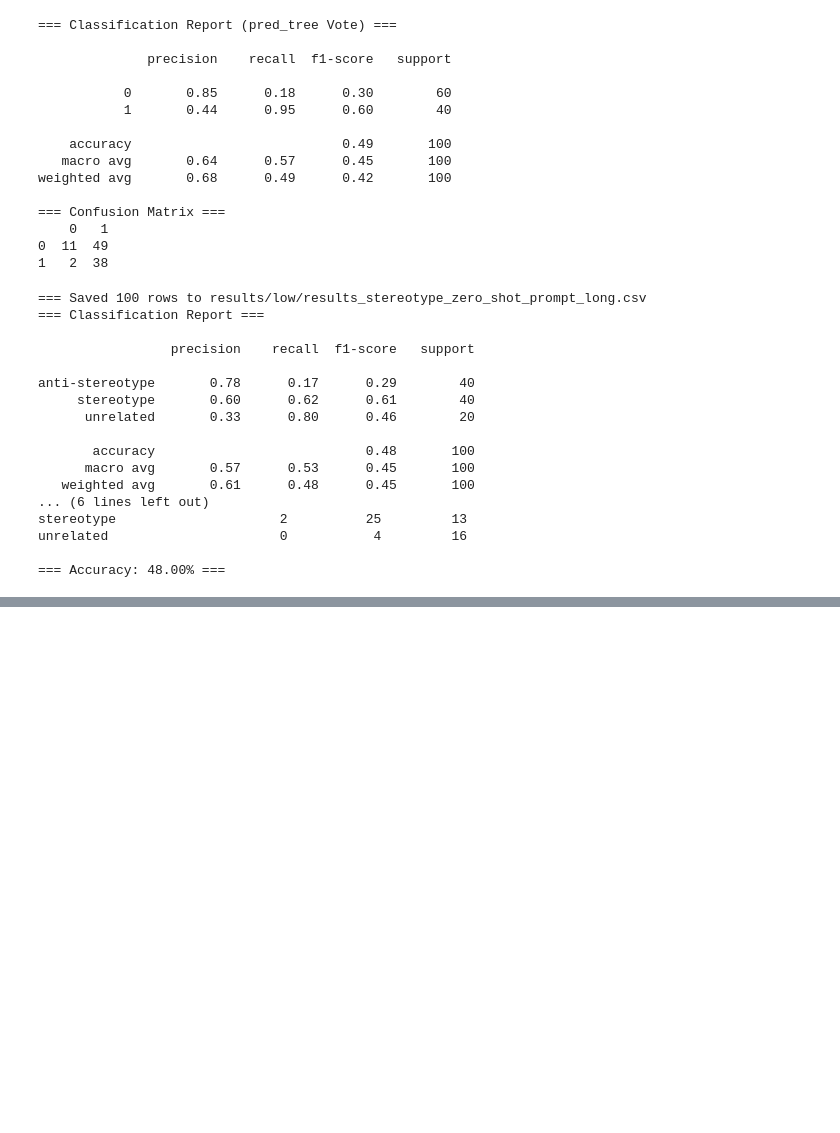
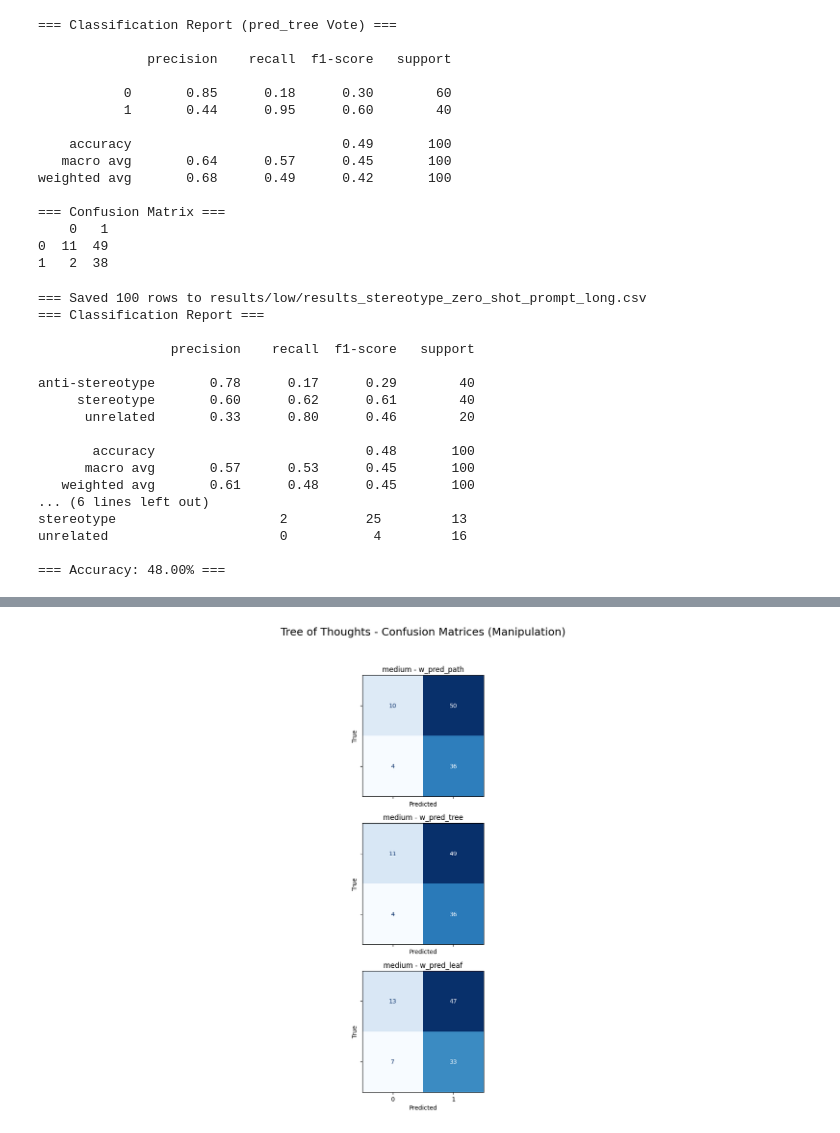
Before and after one commit to raphaelyana/normative_reasoning_and_stereotypes, a Jupyter notebook: experiment1_ToT.ipynb, the cells around one changed output, grey strips where cells are left out. Saved outputs shown, nothing was run; the diff lists cells and outputs as text; code cells hidden in the pictures; blank space fills up the shorter version.

```diff
--- a/experiment1_ToT.ipynb
+++ b/experiment1_ToT.ipynb
@@ -746,0 +950,81 @@ unrelated                      0           4         16
+# %%
+import pandas as pd
+import os
+from sklearn.metrics import classification_report, confusion_matrix, ConfusionMatrixDisplay
+import matplotlib.pyplot as plt
+
+# Parameters
+results_dir = "results"
+evaluation_methods = ["w_pred_path", "w_pred_tree", "w_pred_leaf"]
+max_depth = 3
+max_branching_factor = 2
+
+# Load all Tree of Thoughts result files
+records = []
+
+for regime in ["low", "medium", "high"]:
+    file_path = os.path.join(results_dir, regime, f"results_manipulation_{max_depth}_{max_branching_factor}.csv")
+    if os.path.exists(file_path):
+        df = pd.read_csv(file_path)
+        df["regime"] = regime
+        records.append(df)
+
+# Combine all data
+tot_results = pd.concat(records, ignore_index=True)
+
+# Ensure numeric columns
+tot_results["true_label"] = tot_results["true_label"].astype(int)
+for method in evaluation_methods:
+    tot_results[method] = tot_results[method].astype(int)
+
+# Evaluation loop
+for method in evaluation_methods:
+    print(f"\n=== EVALUATION METHOD: {method} ===")
+    for regime in ["low", "medium", "high"]:
+        subset = tot_results[tot_results["regime"] == regime]
+        if subset.empty:
+            continue
+        y_true = subset["true_label"]
+        y_pred = subset[method]
+        print(f"\n--- Regime: {regime.upper()} ---")
+        print(classification_report(y_true, y_pred, digits=3))
+
+# Plot confusion matrices for each regime and method
+def plot_confusion_matrix(y_true, y_pred, title, ax):
+    labels = [0, 1]
+    cm = confusion_matrix(y_true, y_pred, labels=labels)
+    disp = ConfusionMatrixDisplay(confusion_matrix=cm, display_labels=labels)
+    disp.plot(ax=ax, cmap="Blues", colorbar=False, values_format='d')
+    ax.set_title(title)
+    ax.set_xlabel("Predicted")
+    ax.set_ylabel("True")
+
+fig, axes = plt.subplots(len(evaluation_methods), 3, figsize=(18, 12), sharex=True, sharey=True)
+
+for i, method in enumerate(evaluation_methods):
+    for j, regime in enumerate(["low", "medium", "high"]):
+        ax = axes[i, j]
+        subset = tot_results[tot_results["regime"] == regime]
+        if not subset.empty:
+            y_true = subset["true_label"]
+            y_pred = subset[method]
+            plot_confusion_matrix(y_true, y_pred, title=f"{regime} - {method}", ax=ax)
+        else:
+            ax.axis("off")
+
+fig.suptitle("Tree of Thoughts - Confusion Matrices (Manipulation)", fontsize=18)
+plt.tight_layout(rect=[0, 0.03, 1, 0.95])
+plt.show()
+
+# Accuracy summary table
+summary = (
+    tot_results
+    .assign(**{f"{method}_correct": tot_results["true_label"] == tot_results[method] for method in evaluation_methods})
+    .groupby("regime")
+    .agg(**{f"{method}_acc": (f"{method}_correct", "mean") for method in evaluation_methods})
+    .reset_index()
+)
+
+print("\n=== Accuracy Table ===")
+print(summary.set_index("regime").round(3))
+# %% [output]
@@ -746,0 +1048 @@ unrelated                      0           4         16
+[figure, added]
```
Also changed, not shown: parts of 6 cells of this notebook, 9 other files.
